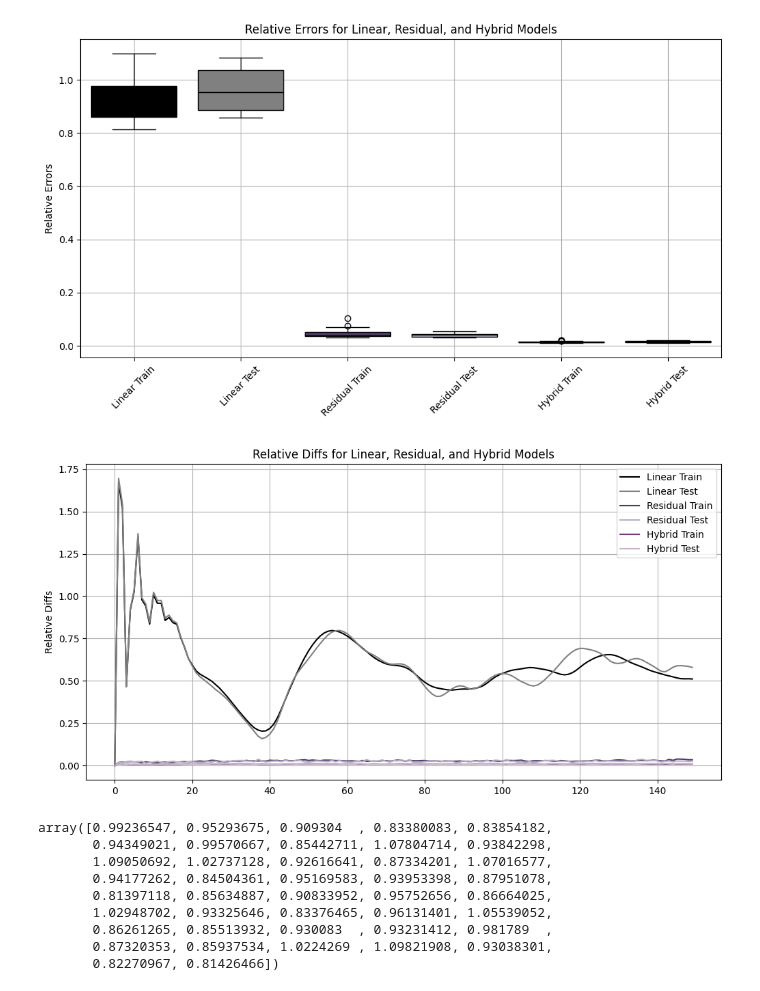
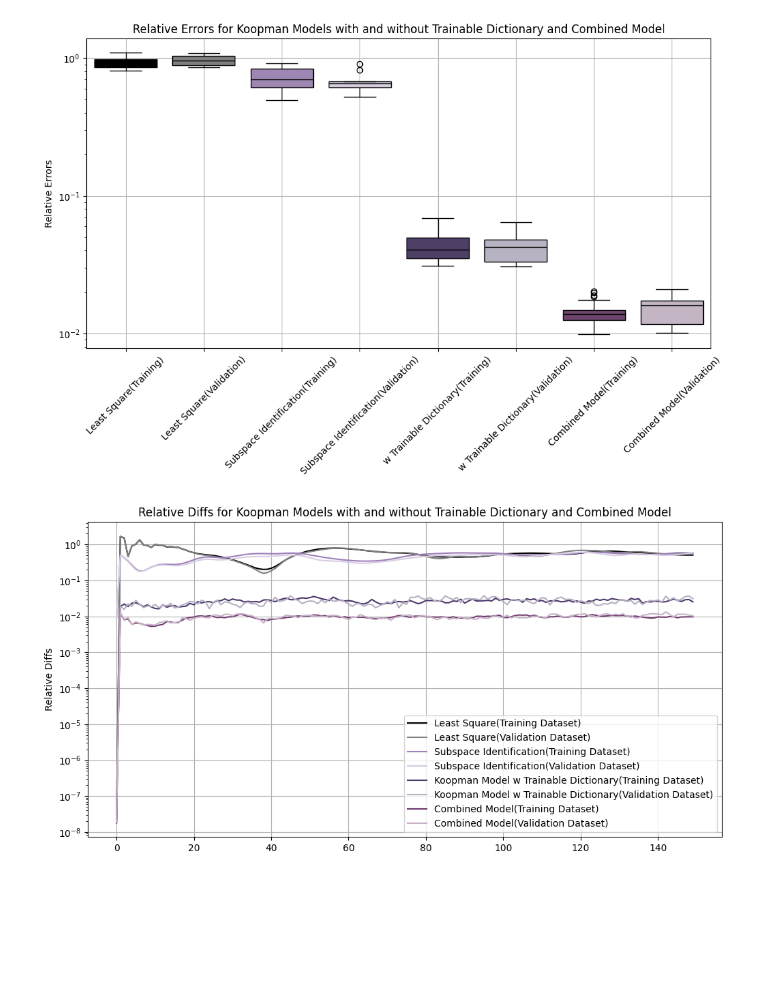
Before and after one commit to Shiqi-Wu/sensor_case, a Jupyter notebook: combined_model_20240805/evaluation.ipynb, the cells around one changed output. Drawn from its saved outputs; the diff is of its cells as text; code cells hidden in the pictures; blank space fills up the shorter version.

Commit message:
plot

```diff
--- a/combined_model_20240805/evaluation.ipynb
+++ b/combined_model_20240805/evaluation.ipynb
@@ -28,7 +28,15 @@ hybrid_mean_relative_errors_train = np.load(save_dir + '/hybrid_mean_relative_er
 hybrid_mean_relative_errors_test = np.load(save_dir + '/hybrid_mean_relative_errors_test.npy')
 hybrid_mean_relative_diffs_train = np.load(save_dir + '/hybrid_mean_relative_diffs_train.npy')
 hybrid_mean_relative_diffs_test = np.load(save_dir + '/hybrid_mean_relative_diffs_test.npy')
+
+# Load iterative results
 iterative_losses = np.load(config['save_dir'] + '/iterative_losses.npy')
+
+# Load subspace model results
+subspace_mean_relative_errors_train = np.load(save_dir + '/subspace_mean_relative_errors_train.npy')
+subspace_mean_relative_errors_test = np.load(save_dir + '/subspace_mean_relative_errors_test.npy')
+subspace_mean_relative_diffs_train = np.load(save_dir + '/subspace_mean_relative_diffs_train.npy')
+subspace_mean_relative_diffs_test = np.load(save_dir + '/subspace_mean_relative_diffs_test.npy')
 # %%
 import numpy as np
 import matplotlib.pyplot as plt
@@ -49,8 +58,8 @@ plt.show()
 custom_palette = [
     (0/255, 0/255, 0/255),         # 黑色 (0, 0, 0)
     (128/255, 128/255, 128/255),   # 灰色 (128, 128, 128)
-    # (158/255, 129/255, 186/255),   # 紫灰色 (158, 129, 186)
-    # (216/255, 205/255, 227/255),   # 浅紫色 (216, 205, 227)
+    (158/255, 129/255, 186/255),   # 紫灰色 (158, 129, 186)
+    (216/255, 205/255, 227/255),   # 浅紫色 (216, 205, 227)
     (76/255, 57/255, 107/255),     # 深紫色 (76, 57, 107)
     (183/255, 176/255, 196/255),   # 灰蓝色 (183, 176, 196)
     (115/255, 62/255, 115/255),    # 紫红色 (115, 62, 115)
@@ -64,60 +73,54 @@ import seaborn as sns
 # Prepare data for plotting
 relative_errors = [
     linear_mean_relative_errors_train, linear_mean_relative_errors_test,
+    subspace_mean_relative_errors_train, subspace_mean_relative_errors_test,
     residual_mean_relative_errors_train, residual_mean_relative_errors_test,
-    hybrid_mean_relative_errors_train, hybrid_mean_relative_errors_test
+    hybrid_mean_relative_errors_train, hybrid_mean_relative_errors_test,
 ]
 
 relative_diffs = [
     linear_mean_relative_diffs_train, linear_mean_relative_diffs_test,
+    subspace_mean_relative_diffs_train, subspace_mean_relative_diffs_test,
     residual_mean_relative_diffs_train, residual_mean_relative_diffs_test,
     hybrid_mean_relative_diffs_train, hybrid_mean_relative_diffs_test
 ]
 
 # Labels for the boxplots
 labels_errors = [
-    'Linear Train', 'Linear Test',
-    'Residual Train', 'Residual Test',
-    'Hybrid Train', 'Hybrid Test'
+    'Least Square(Training)', 'Least Square(Validation)',
+    'Subspace Identification(Training)', 'Subspace Identification(Validation)',
+    'w Trainable Dictionary(Training)', 'w Trainable Dictionary(Validation)',
+    'Combined Model(Training)', 'Combined Model(Validation)'
 ]
 
 labels_diffs = [
-    'Linear Train', 'Linear Test',
-    'Residual Train', 'Residual Test',
-    'Hybrid Train', 'Hybrid Test'
+    'Least Square(Training Dataset)', 'Least Square(Validation Dataset)',
+    'Subspace Identification(Training Dataset)', 'Subspace Identification(Validation Dataset)',
+    'Koopman Model w Trainable Dictionary(Training Dataset)', 'Koopman Model w Trainable Dictionary(Validation Dataset)',
+    'Combined Model(Training Dataset)', 'Combined Model(Validation Dataset)'
 ]
 
 # Plotting relative errors boxplot
 plt.figure(figsize=(12, 6))
 sns.boxplot(data=relative_errors, palette=custom_palette)
 plt.xticks(ticks=range(len(labels_errors)), labels=labels_errors, rotation=45)
 plt.ylabel('Relative Errors')
-plt.title('Relative Errors for Linear, Residual, and Hybrid Models')
+plt.title('Relative Errors for Koopman Models with and without Trainable Dictionary and Combined Model')
 plt.grid(True)
+plt.yscale('log')
 plt.show()
 
 # Plotting relative diffs boxplot
 plt.figure(figsize=(12, 6))
 for i in range(len(relative_diffs)):
     plt.plot(relative_diffs[i], label=labels_diffs[i], color = custom_palette[i])
 plt.ylabel('Relative Diffs')
-plt.legend(loc='upper right')
-plt.title('Relative Diffs for Linear, Residual, and Hybrid Models')
+plt.legend(loc='lower right')
+plt.title('Relative Diffs for Koopman Models with and without Trainable Dictionary and Combined Model')
+plt.yscale('log')
 plt.grid(True)
 plt.show()
 # %% [output]
-[figure, old version]
+[figure, new version]
-[figure, old version]
+[figure, new version]
-# %%
-linear_mean_relative_errors_train
-# %% [output]
-array([0.99236547, 0.95293675, 0.909304  , 0.83380083, 0.83854182,
-       0.94349021, 0.99570667, 0.85442711, 1.07804714, 0.93842298,
-       1.09050692, 1.02737128, 0.92616641, 0.87334201, 1.07016577,
-       0.94177262, 0.84504361, 0.95169583, 0.93953398, 0.87951078,
-       0.81397118, 0.85634887, 0.90833952, 0.95752656, 0.86664025,
-       1.02948702, 0.93325646, 0.83376465, 0.96131401, 1.05539052,
-       0.86261265, 0.85513932, 0.930083  , 0.93231412, 0.981789  ,
-       0.87320353, 0.85937534, 1.0224269 , 1.09821908, 0.93038301,
-       0.82270967, 0.81426466])
 # %%
```
Also changed, not shown: parts of 3 cells of this notebook, 39 other files.
